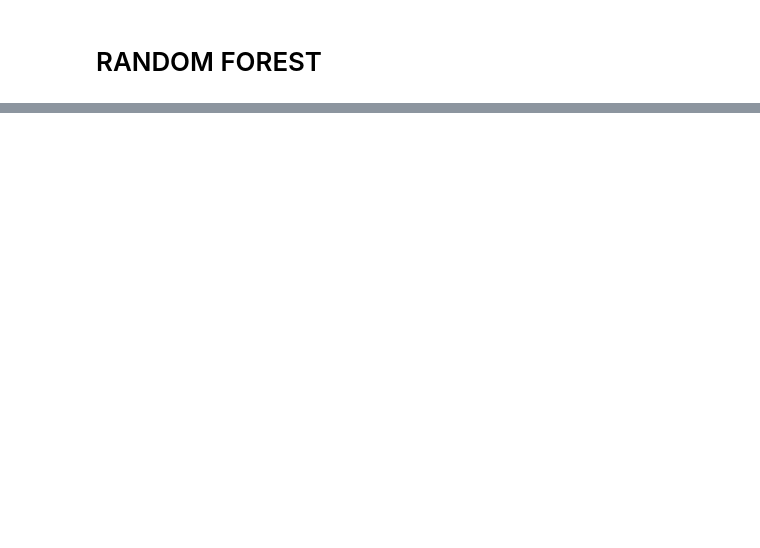
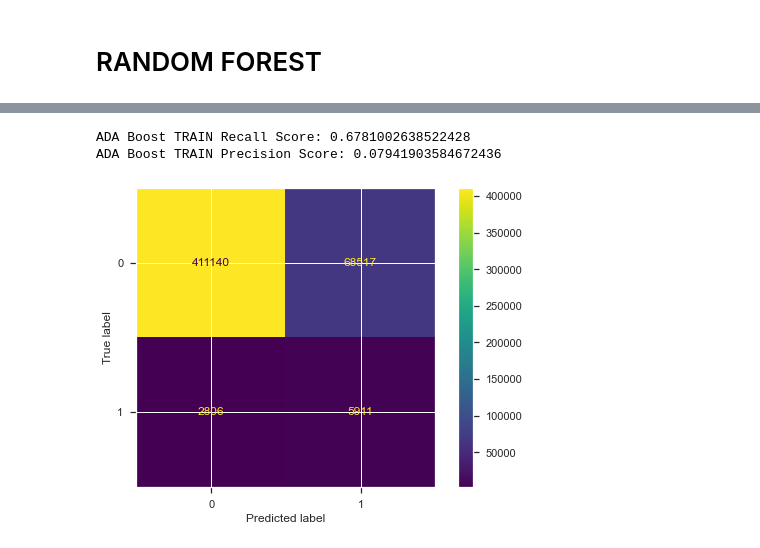
Before and after one commit to ClayHunn/Phase3Project, a Jupyter notebook: Kyle_EDA_notebook.ipynb, the cells around one changed output, grey strips where cells are left out. Drawn from its saved outputs; the diff is of its cells as text; code cells hidden in the pictures; blank space fills up the shorter version.

Commit message:
Modeling

```diff
--- a/Kyle_EDA_notebook.ipynb
+++ b/Kyle_EDA_notebook.ipynb
@@ -620,6 +678,7 @@ FATAL/INCAPACITATING_INJURY         0
 dtype: int64
 # %%
-X = df_model.drop('FATAL/INCAPACITATING_INJURY', axis = 1)
+X = df_model.drop(['FATAL/INCAPACITATING_INJURY','TARGET_2','INJURIES_ONLY_TARGET'], axis = 1)
 y = df_model['FATAL/INCAPACITATING_INJURY']
 
 X_train, X_test, y_train, y_test = train_test_split(X, y, random_state = 14)
+X
@@ -642,17 +715,17 @@ Dummy Classifier TEST Precision Score: 0.0
 # DECISION TREE
 # %%
 num = ['AGE']
-cat = ['WEATHER_CONDITION','LIGHTING_CONDITION','FIRST_CRASH_TYPE','ALIGNMENT','ROADWAY_SURFACE_COND','ROAD_DEFECT','AIRBAG_DEPLOYED','SAFETY_EQUIPMENT']
+cat = ['WEATHER_CONDITION','LIGHTING_CONDITION','FIRST_CRASH_TYPE','ALIGNMENT','ROADWAY_SURFACE_COND','ROAD_DEFECT','AIRBAG_DEPLOYED','SAFETY_EQUIPMENT','DAMAGE']
 
 num_transformer = Pipeline(steps=[('imputer', SimpleImputer(strategy = 'median'))])
 
-cat_transformer = Pipeline(steps=[('onehot', OneHotEncoder(drop = 'first'))])
+cat_transformer = Pipeline(steps=[('onehot', OneHotEncoder())])
 
 preprocessor = ColumnTransformer(transformers=[('num', num_transformer, num),
                                                ('cat', cat_transformer, cat)])
 
 pipe = Pipeline(steps=[('preprocessor', preprocessor),
-                       ('classiffier', DecisionTreeClassifier( class_weight = 'balanced'))])
+                       ('classifier', DecisionTreeClassifier( class_weight = 'balanced'))])
 
 pipe.fit(X_train,y_train)
 # %% [output]
@@ -700,7 +774,7 @@ Decision Tree TEST Precision Score: 0.05123917331275191
 # RANDOM FOREST
 # %%
 pipe2 = Pipeline(steps=[('preprocessor', preprocessor),
-                       ('classiffier', RandomForestClassifier( max_depth = 10, class_weight = 'balanced_subsample'))])
+                       ('classifier', RandomForestClassifier( max_depth = 10, class_weight = 'balanced_subsample'))])
 
 pipe2.fit(X_train,y_train)
 # %% [output]
@@ -747,0 +824,5 @@ Random Forest TEST Precision Score: 0.08695851478340591
+# %%
+pipe3 = Pipeline(steps=[('preprocessor', preprocessor),
+                       ('classifier', AdaBoostClassifier(base_estimator=DecisionTreeClassifier(class_weight = 'balanced', max_depth = 3)) )])
+
+pipe3.fit(X_train,y_train)
@@ -747,0 +849,11 @@ Random Forest TEST Precision Score: 0.08695851478340591
+# %%
+plot_confusion_matrix(pipe3, X_train, y_train)
+
+train_predict_3 = pipe3.predict(X_train)
+
+print('ADA Boost TRAIN Recall Score:', recall_score(y_train, train_predict_3))
+print('ADA Boost TRAIN Precision Score:', precision_score(y_train, train_predict_3))
+# %% [output]
+ADA Boost TRAIN Recall Score: 0.6781002638522428
+ADA Boost TRAIN Precision Score: 0.07941903584672436
+[figure, added]
```
Also changed, not shown: parts of 73 cells of this notebook.
